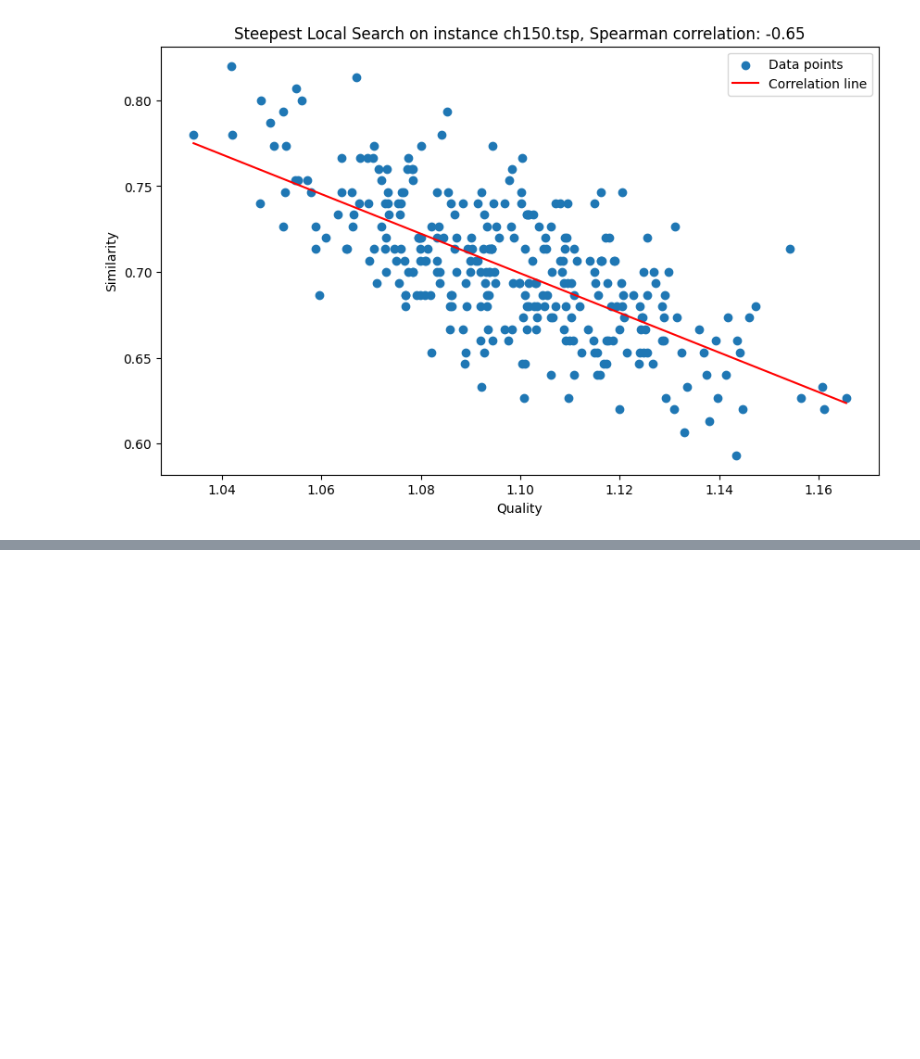
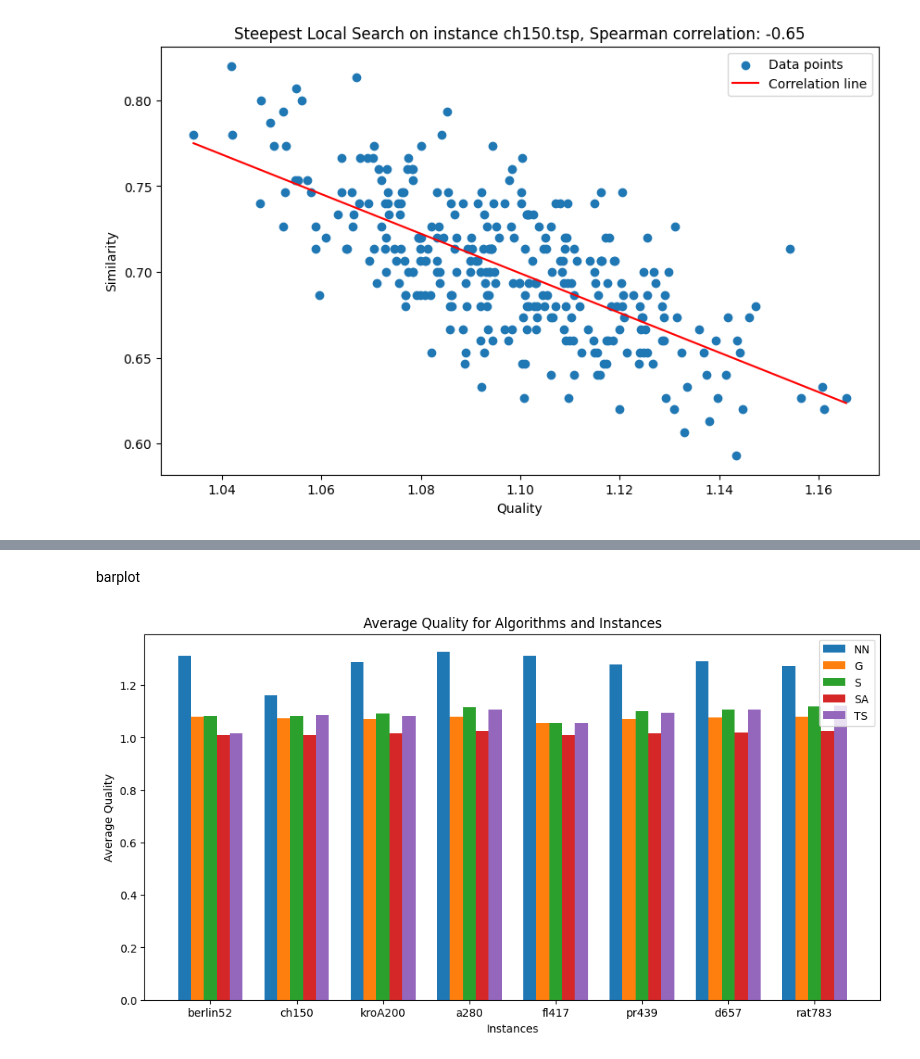
Before and after one commit to radoslawbodus/BIAAM, a Jupyter notebook: visualizations.ipynb, the cells around one changed output, grey strips where cells are left out. Drawn from its saved outputs; the diff is of its cells as text; code cells hidden in the pictures; blank space fills up the shorter version.

```diff
--- a/visualizations.ipynb
+++ b/visualizations.ipynb
@@ -51,3 +53,17 @@ ch150
     greedy       1.08      0.008      1.069    3705421       5556 1017117272    3999160
   steepest       1.12      0.008      1.108    2216171        935  572287429    2483293
 ===========================================================================
+# %%
+instances = ['berlin52', 'ch150', 'kroA200', 'a280', 'fl417', 'pr439', 'd657', 'rat783']
+algorithms = ['rw']
+best_scores = {'a280': 2579, 'rat783': 8806, 'berlin52': 7542, 'ch150':  6528, 'd657': 48912, 'fl417': 11861, 'kroA200': 29368, 'pr439': 107217}
+
+for ins in instances:
+    print('===========================================================================')
+    print(ins)
+    print("{: >10} {: >10} {: >10} {: >10} {: >10} {: >10} {: >10} {: >10}".format('','MEAN', 'STD', 'BEST', 'TIMES', 'STEPS', 'EVALUATIONS', 'EFFICIENCY'))
+    for alg in algorithms:
+        miu, sigma, best, times, steps, evaluations, efficiency = calculate_quality(ins, alg, best_scores[ins])
+        print("{: >10} {: >10} {: >10} {: >10} {: >10} {: >10} {: >10} {: >10}".format(alg, miu, sigma, best, times, steps, evaluations, efficiency))
+    print('===========================================================================')
+    print()
@@ -221,0 +609,41 @@ plot_similarity('ch150.opt.tour', 'ch150_steepest_300.csv', 'ch150_steepest_sim.
+# %% [markdown]
+barplot
+# %%
+import matplotlib.pyplot as plt
+import numpy as np
+
+# Input data
+instances = ['berlin52', 'ch150', 'kroA200', 'a280', 'fl417', 'pr439', 'd657', 'rat783']
+algorithms = ['NN', 'G', 'S', 'SA', 'TS']
+data = [
+    [1.312, 1.080, 1.083, 1.011, 1.015],
+    [1.160, 1.073, 1.083, 1.009, 1.087],
+    [1.287, 1.071, 1.092, 1.016, 1.082],
+    [1.328, 1.081, 1.116, 1.024, 1.108],
+    [1.311, 1.057, 1.055, 1.009, 1.055],
+    [1.28, 1.070, 1.101, 1.015, 1.095],
+    [1.291, 1.077, 1.108, 1.018, 1.107],
+    [1.274, 1.080, 1.12, 1.025, 1.122]
+]
+
+# Create bar plot
+barWidth = 0.15
+x = np.arange(len(instances))
+fig, ax = plt.subplots(figsize=(12, 6))
+
+for i, alg in enumerate(algorithms):
+    ax.bar(x + i * barWidth, [row[i] for row in data], width=barWidth, label=alg)
+
+# Configure plot
+ax.set_xticks(x + barWidth * (len(algorithms) - 1) / 2)
+ax.set_xticklabels(instances)
+ax.set_xlabel('Instances')
+ax.set_ylabel('Average Quality')
+ax.set_title('Average Quality for Algorithms and Instances')
+ax.legend()
+
+# Display plot
+plt.savefig('average_barplot.pdf')
+plt.show()
+# %% [output]
+[figure, added]
```
Also changed, not shown: parts of 23 cells of this notebook, 1 other file.
